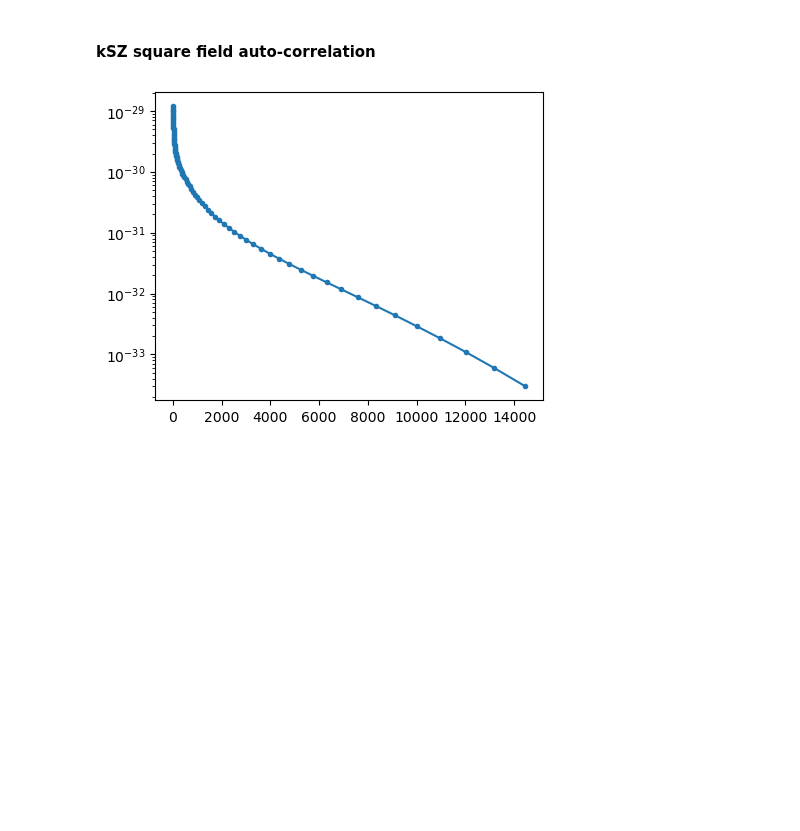
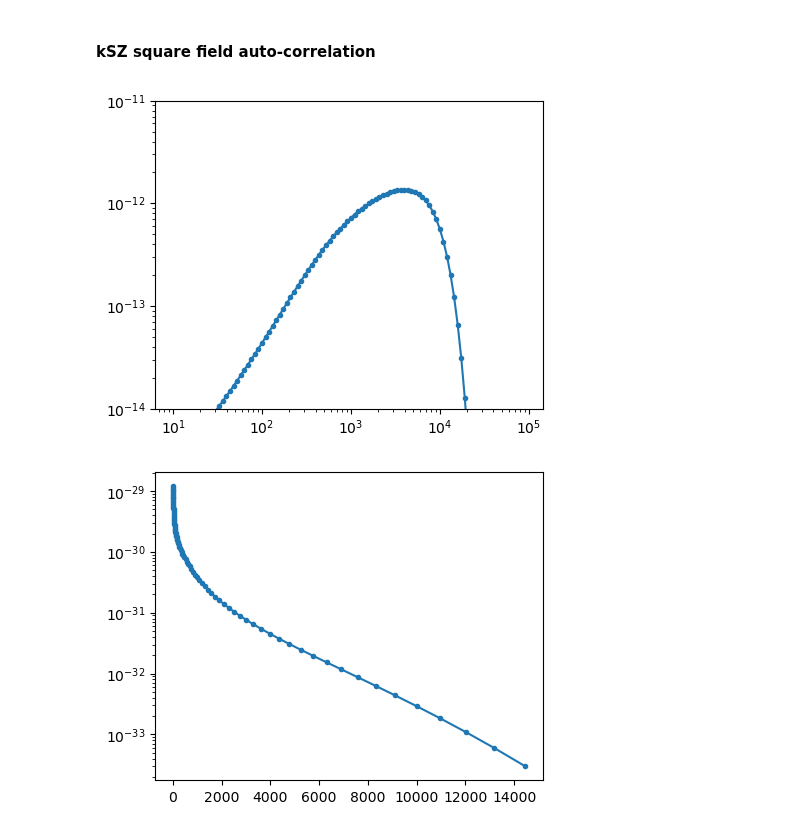
Before and after one commit to Einste11N/SquareField_CrossCorrelation, a Jupyter notebook: Inspection.ipynb, the cells around one changed output. Saved outputs shown, nothing was run; the diff lists cells and outputs as text; code cells hidden in the pictures; blank space fills up the shorter version.

Commit message:
add plots of kSZ angular power spectrum with beam

```diff
--- a/Inspection.ipynb
+++ b/Inspection.ipynb
@@ -209,4 +209,18 @@ plt.show()
 [figure]
 # %% [markdown]
 #### kSZ square field auto-correlation
+# %%
+l_list_kSZ = tc.tensor(np.geomspace(10, 1e5, 101))
+
+Cl_kSZ = tc.tensor(np.load('Data/Cl_kSZ.npy'))
+
+fig = plt.figure(figsize=(5,4))
+xi, xe = 0, -1
+plt.plot(l_list_kSZ[xi:xe], (l_list_kSZ * (l_list_kSZ + 1) * Cl_kSZ)[xi:xe], '.-')
+plt.xscale('log')
+plt.yscale('log')
+plt.ylim([1e-14, 1e-11])
+plt.show()
+# %% [output]
+[figure, added]
 # %%
```
Also changed, not shown: parts of 4 cells of this notebook.
